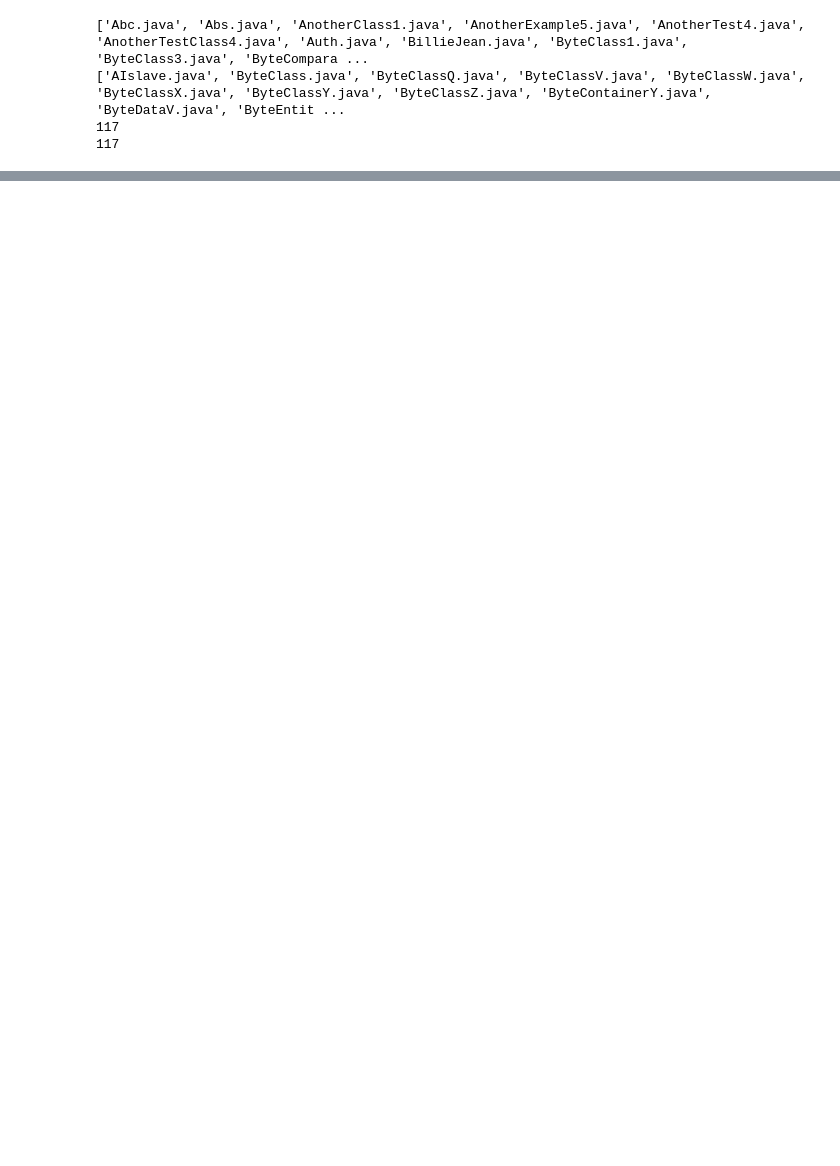
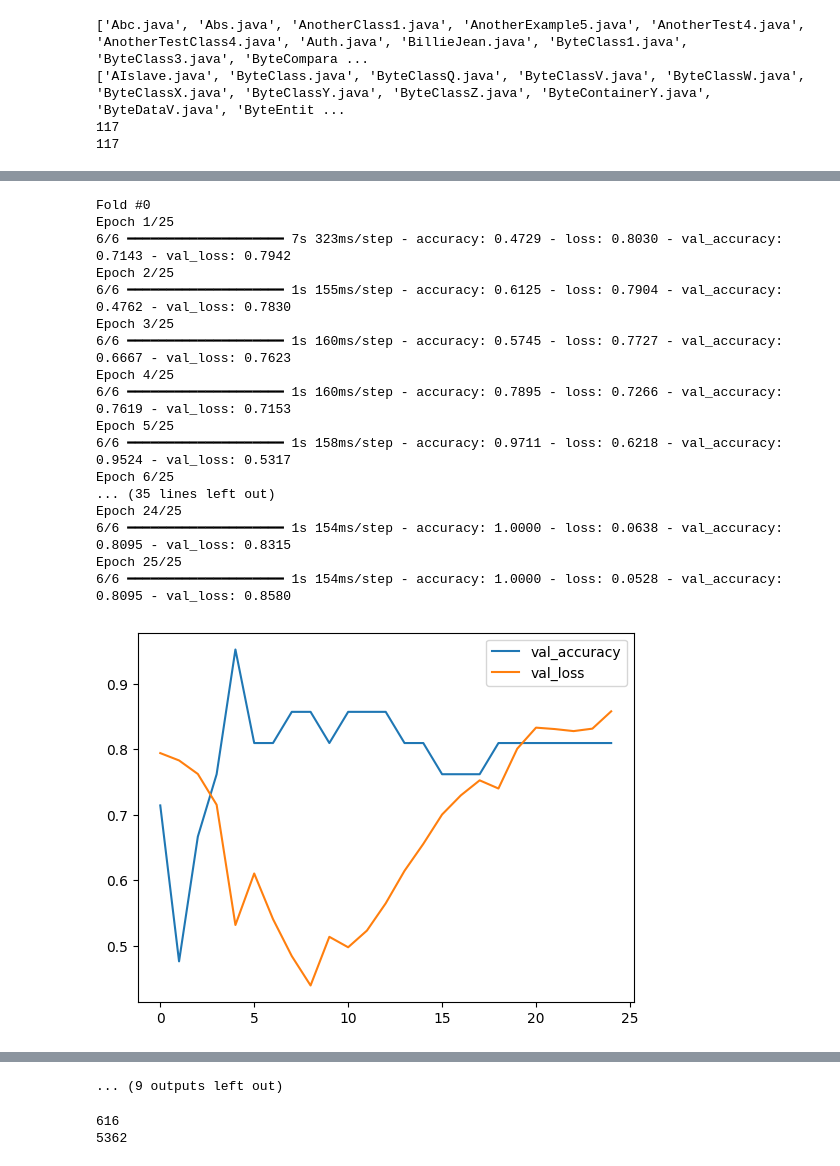
Before and after one commit to vivaat/hacka_2024, a Jupyter notebook: RNN_network_PVS.ipynb, the cells around one changed output, grey strips where cells are left out. Drawn from its saved outputs; the diff is of its cells as text; code cells hidden in the pictures; blank space fills up the shorter version.

```diff
--- a/RNN_network_PVS.ipynb
+++ b/RNN_network_PVS.ipynb
@@ -557,7 +600,7 @@ def cheater_cross_validation(n_splits, X, y, vocabulary, epochs):
         train_y = y[train_index]
         test_x = X[test_index]
         test_y = y[test_index]
-        checkpoint_filepath = f"./model/cross/checkpoint#{fold}.weights.h5"
+        checkpoint_filepath = f"./model/cross/checkpointTokenizer#{fold}.weights.h5"
         modelFit(train_x, train_y, vocabulary, epochs, checkpoint_filepath, 0.1)
         model.load_weights(checkpoint_filepath)
         predictions = model.predict(test_x)
@@ -599,3 +639,25 @@ def modelFit(X, y, voc, epochs, checkpoint_path, part):
     plt.legend()
     plt.show()
     return X_train, X_test, y_train, y_test
+# %%
+X_real, y_real, y_pred = cheater_cross_validation(10, X, y, new_vocabulary, 25)
+printResults(y_pred, 0.5, y_real)
+# %% [output]
+Fold #0
+Epoch 1/25
+6/6 ━━━━━━━━━━━━━━━━━━━━ 7s 323ms/step - accuracy: 0.4729 - loss: 0.8030 - val_accuracy: 0.7143 - val_loss: 0.7942
+Epoch 2/25
+6/6 ━━━━━━━━━━━━━━━━━━━━ 1s 155ms/step - accuracy: 0.6125 - loss: 0.7904 - val_accuracy: 0.4762 - val_loss: 0.7830
+Epoch 3/25
+6/6 ━━━━━━━━━━━━━━━━━━━━ 1s 160ms/step - accuracy: 0.5745 - loss: 0.7727 - val_accuracy: 0.6667 - val_loss: 0.7623
+Epoch 4/25
+6/6 ━━━━━━━━━━━━━━━━━━━━ 1s 160ms/step - accuracy: 0.7895 - loss: 0.7266 - val_accuracy: 0.7619 - val_loss: 0.7153
+Epoch 5/25
+6/6 ━━━━━━━━━━━━━━━━━━━━ 1s 158ms/step - accuracy: 0.9711 - loss: 0.6218 - val_accuracy: 0.9524 - val_loss: 0.5317
+Epoch 6/25
+... (35 lines left out)
+Epoch 24/25
+6/6 ━━━━━━━━━━━━━━━━━━━━ 1s 154ms/step - accuracy: 1.0000 - loss: 0.0638 - val_accuracy: 0.8095 - val_loss: 0.8315
+Epoch 25/25
+6/6 ━━━━━━━━━━━━━━━━━━━━ 1s 154ms/step - accuracy: 1.0000 - loss: 0.0528 - val_accuracy: 0.8095 - val_loss: 0.8580
+[figure, added]
@@ -602 +754,2 @@ def modelFit(X, y, voc, epochs, checkpoint_path, part):
+... (9 outputs left out)
 # %%
@@ -606 +763,22 @@ checkpoint_path = "./model/checkpoint.weights.h5"
+# %%
+voc = max(enumerated_dictionary.values())
+new_vocabulary = []
+for i in range(voc):
+    for key, value in enumerated_dictionary.items():
+        isAdded = False
+        if (i == value):
+            new_vocabulary.append(key)
+            isAdded = True
+            break;
+    if (isAdded == False):
+        new_vocabulary.append("")
+counter = 0;
+for value in new_vocabulary:
+    if (value != ""):
+        counter+=1
+print(counter)
+print(len(new_vocabulary))
+# %% [output]
+616
+5362
 # %%
```
Also changed, not shown: parts of 28 cells of this notebook.
